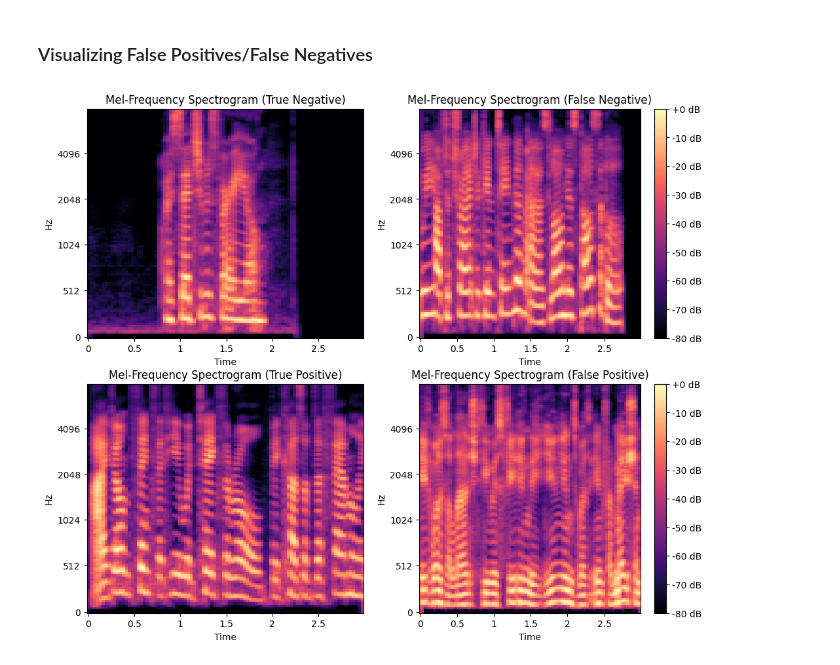
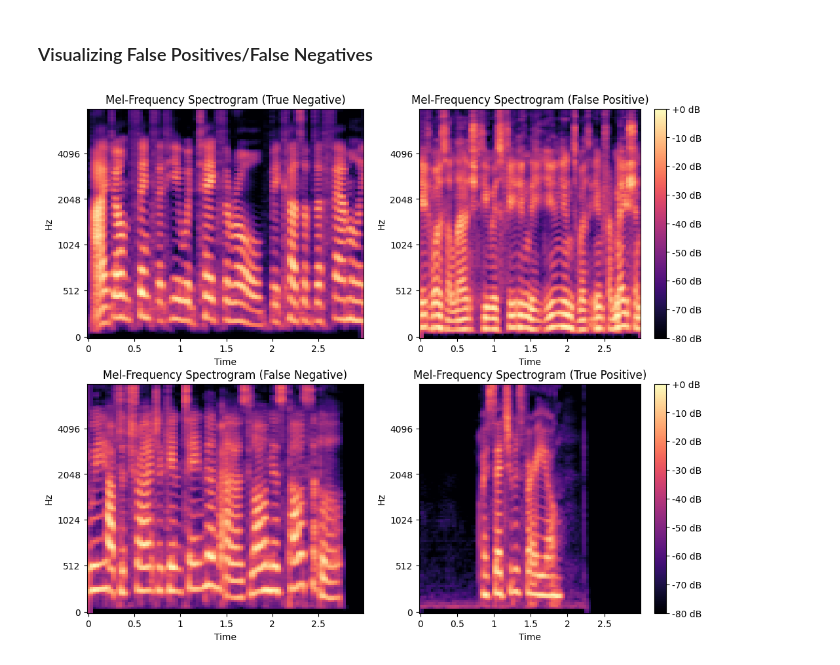
Before and after one commit to Deeeeelan/Deepfake-Audio-Detector, a Jupyter notebook: notebooks/03_neural_network.ipynb, the cells around one changed output. Drawn from its saved outputs; the diff is of its cells as text; code cells hidden in the pictures.

```diff
--- a/notebooks/03_neural_network.ipynb
+++ b/notebooks/03_neural_network.ipynb
@@ -42,6 +47,8 @@ This time we will be extracting Mel-Spectrogram from the ASVspoof and Fake-or-Re
 Explain...
 # %%
 from mfcc_extraction import make_spectrogram
+
+cache_path = "../data/.cache/dataloader_cache.pkl"
 
 train_protocol = '../data/ASVspoof_Dataset/ASVspoof2019_LA_cm_protocols/ASVspoof2019.LA.cm.train.trn.txt'
 train_file_path_ASV = '../data/ASVspoof_Dataset/ASVspoof2019_LA_train/flac/'
@@ -288,7 +309,7 @@ Finished Training
 # %% [markdown]
 ### Save the model
 # %%
-PATH = './nn_model.pth'
+PATH = '../models/nn_model.pth'
 # %%
 torch.save(net.state_dict(), PATH)
 # %% [markdown]
@@ -349,15 +370,15 @@ with torch.no_grad():
         check = predicted == labels
         for j in range(len(check)):
             if predicted[j] != labels[j]:
-                if labels[j] == 0:
+                if predicted[j] == 0:
+                    false_negatives.append(test_spectrograms[i + j])
+                else:
                     false_positives.append(test_spectrograms[i + j])
+            else:
+                if predicted[j] == 0:
+                    true_negatives.append(test_spectrograms[i + j])
                 else:
-                    false_negatives.append(test_spectrograms[i + j])
-            else:
-                if labels[j] == 0:
                     true_positives.append(test_spectrograms[i + j])
-                else:
-                    true_negatives.append(test_spectrograms[i + j])
 
         correct += check.sum().item()
 
@@ -410,16 +431,16 @@ plt.show()
 # %%
 fig, ax = plt.subplots(2, 2, figsize=(12, 10))
 
 def plot_mfcc(spect, row, col, title='Mel-frequency spectrogram', colorbar=False):
 
     img = librosa.display.specshow(spect, x_axis='time', y_axis='mel', sr=16000, fmax=8000, ax=ax[row][col])
     if colorbar:
         fig.colorbar(img, ax=ax[row][col], format='%+2.0f dB')
     ax[row][col].set(title=title)
 
 plot_mfcc(true_negatives[1], 0, 0, 'Mel-Frequency Spectrogram (True Negative)', False)
-plot_mfcc(false_negatives[1], 0, 1, 'Mel-Frequency Spectrogram (False Negative)', True)
-plot_mfcc(true_positives[1], 1, 0, 'Mel-Frequency Spectrogram (True Positive)', False)
-plot_mfcc(false_positives[1], 1, 1, 'Mel-Frequency Spectrogram (False Positive)', True)
+plot_mfcc(false_positives[1], 0, 1, 'Mel-Frequency Spectrogram (False Positive)', True)
+plot_mfcc(false_negatives[1], 1, 0, 'Mel-Frequency Spectrogram (False Negative)', False)
+plot_mfcc(true_positives[1], 1, 1, 'Mel-Frequency Spectrogram (True Positive)', True)
 # %% [output]
-[figure, old version]
+[figure, new version]
```
Also changed, not shown: parts of 4 cells of this notebook, 1 other file.
